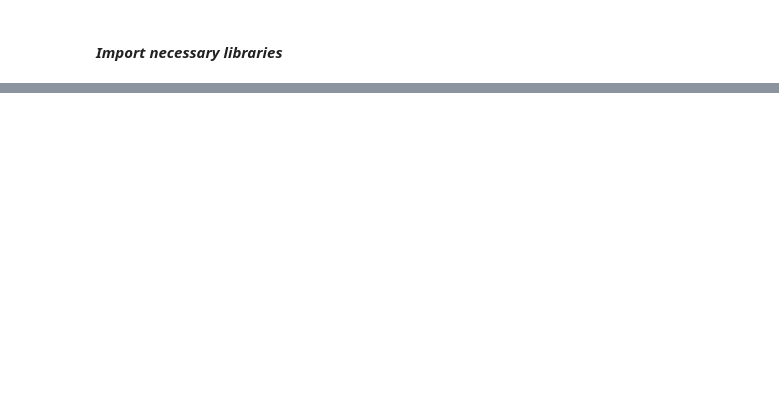
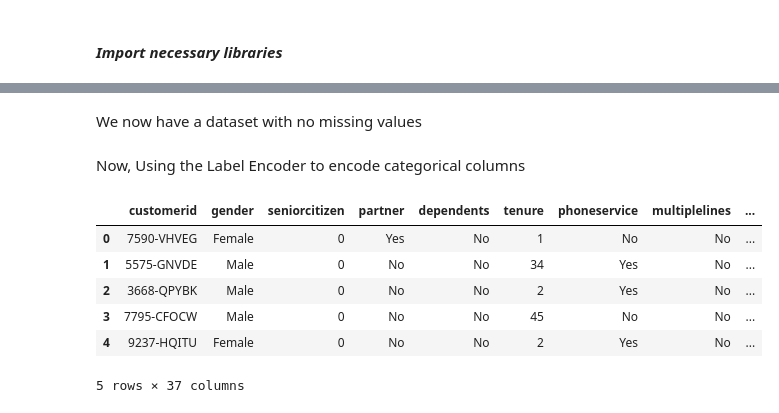
Before and after one commit to heldana30/Customer_Churn_Prediction, a Jupyter notebook: customer_churn_prediction.ipynb, the cells around one changed output, grey strips where cells are left out. Drawn from its saved outputs; the diff is of its cells as text; code cells hidden in the pictures; blank space fills up the shorter version.

```diff
--- a/customer_churn_prediction.ipynb
+++ b/customer_churn_prediction.ipynb
@@ -59,0 +525,28 @@ Churn analysis represents a strategic initiative aimed at leveraging data-driven
+# %% [markdown]
+We now have a dataset with no missing values
+# %% [markdown]
+Now, Using the Label Encoder to encode categorical columns
+# %%
+# Initialize LabelEncoder
+label_encoder = LabelEncoder()
+
+# List of columns to encode
+columns_to_encode = ['gender', 'partner', 'dependents',
+                     'phoneservice', 'multiplelines', 'internetservice',
+                     'onlinesecurity', 'onlinebackup', 'deviceprotection',
+                     'techsupport', 'streamingtv', 'streamingmovies',
+                     'contract', 'paperlessbilling', 'paymentmethod', 'churn']
+
+# Encode each column
+for col in columns_to_encode:
+    train_df[col + '_encoded'] = label_encoder.fit_transform(train_df[col])
+
+train_df.head()
+# %% [output]
+|  | customerid | gender | seniorcitizen | partner | dependents | tenure | phoneservice | multiplelines | ... |
+| 0 | 7590-VHVEG | Female | 0 | Yes | No | 1 | No | No | ... |
+| 1 | 5575-GNVDE | Male | 0 | No | No | 34 | Yes | No | ... |
+| 2 | 3668-QPYBK | Male | 0 | No | No | 2 | Yes | No | ... |
+| 3 | 7795-CFOCW | Male | 0 | No | No | 45 | No | No | ... |
+| 4 | 9237-HQITU | Female | 0 | No | No | 2 | Yes | No | ... |
+5 rows × 37 columns
```
Also changed, not shown: parts of 41 cells of this notebook, 3 other files.
